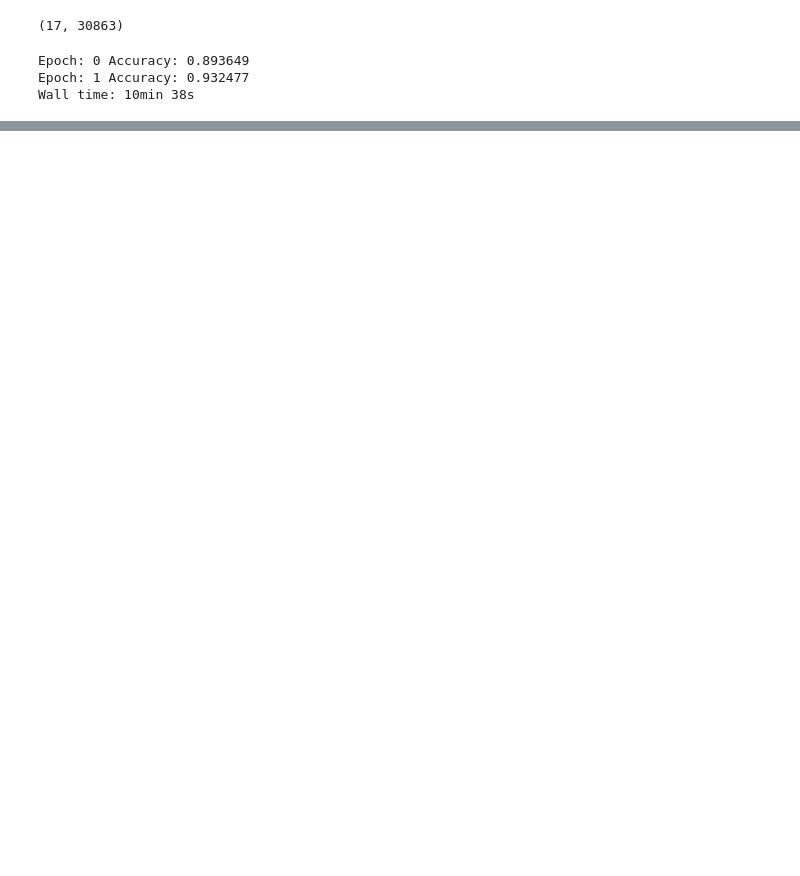
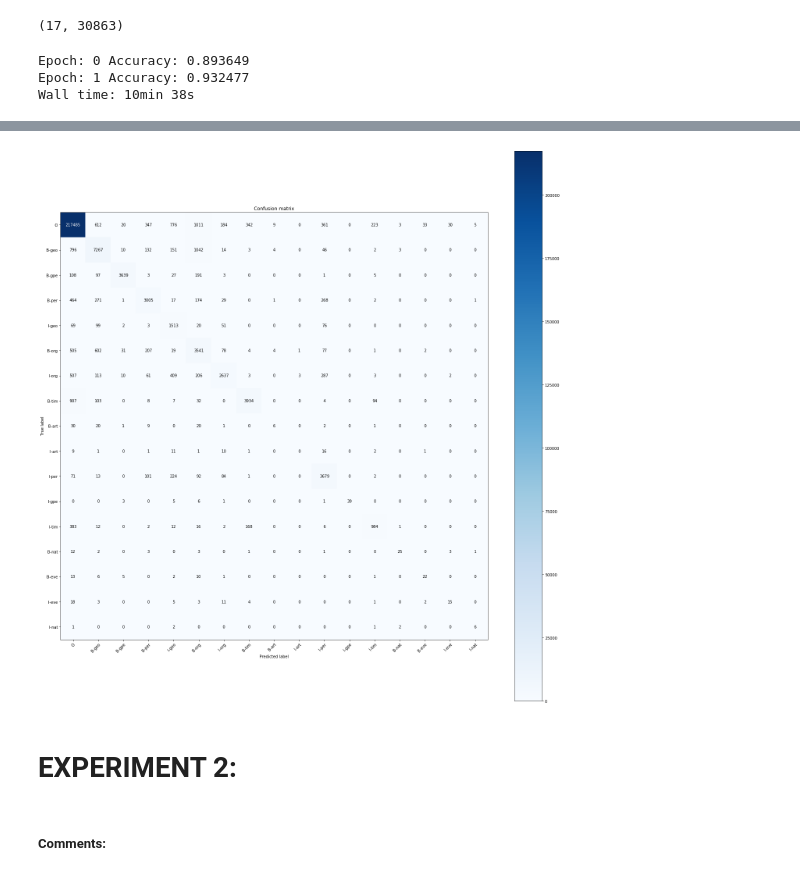
Before and after one commit to polazaro/NLP_NamedEntityRecognition, a Jupyter notebook: Task 2 - NLP - Structured Perceptron.ipynb, the cells around one changed output, grey strips where cells are left out. Drawn from its saved outputs; the diff is of its cells as text; code cells hidden in the pictures; blank space fills up the shorter version.

```diff
--- a/Task 2 - NLP - Structured Perceptron.ipynb
+++ b/Task 2 - NLP - Structured Perceptron.ipynb
@@ -290,0 +374,9 @@ F1-Score for test is: 0.6071928788965013
+# %%
+ax = plot_confusion_matrix(y_true, y_pred, classes=list(sp.state_labels),
+                      title='Confusion matrix')
+# %% [output]
+[figure, added]
+# %% [markdown]
+# EXPERIMENT 2:
+# %% [markdown]
+##### Comments:
```
Also changed, not shown: parts of 8 cells of this notebook.
